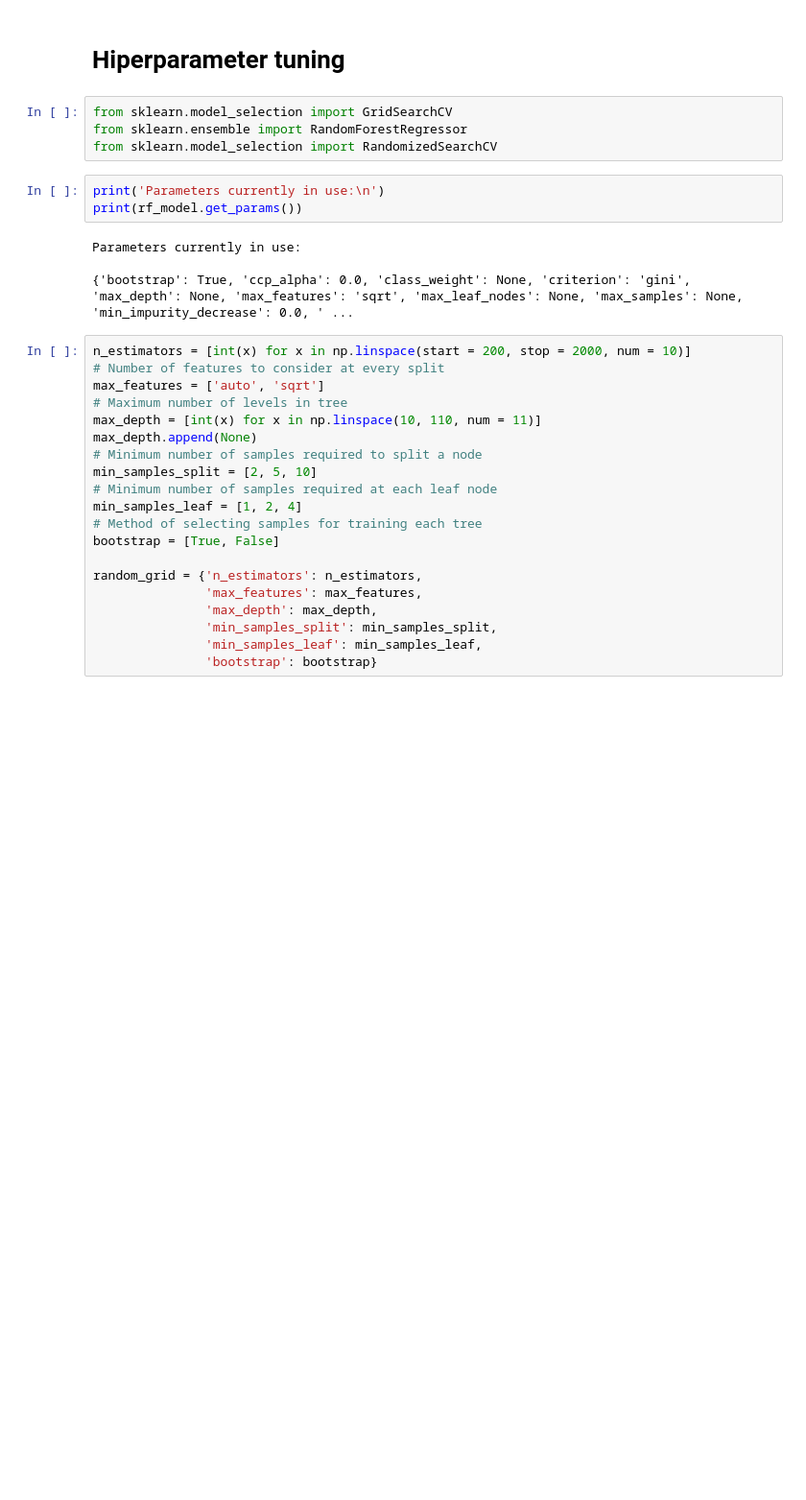
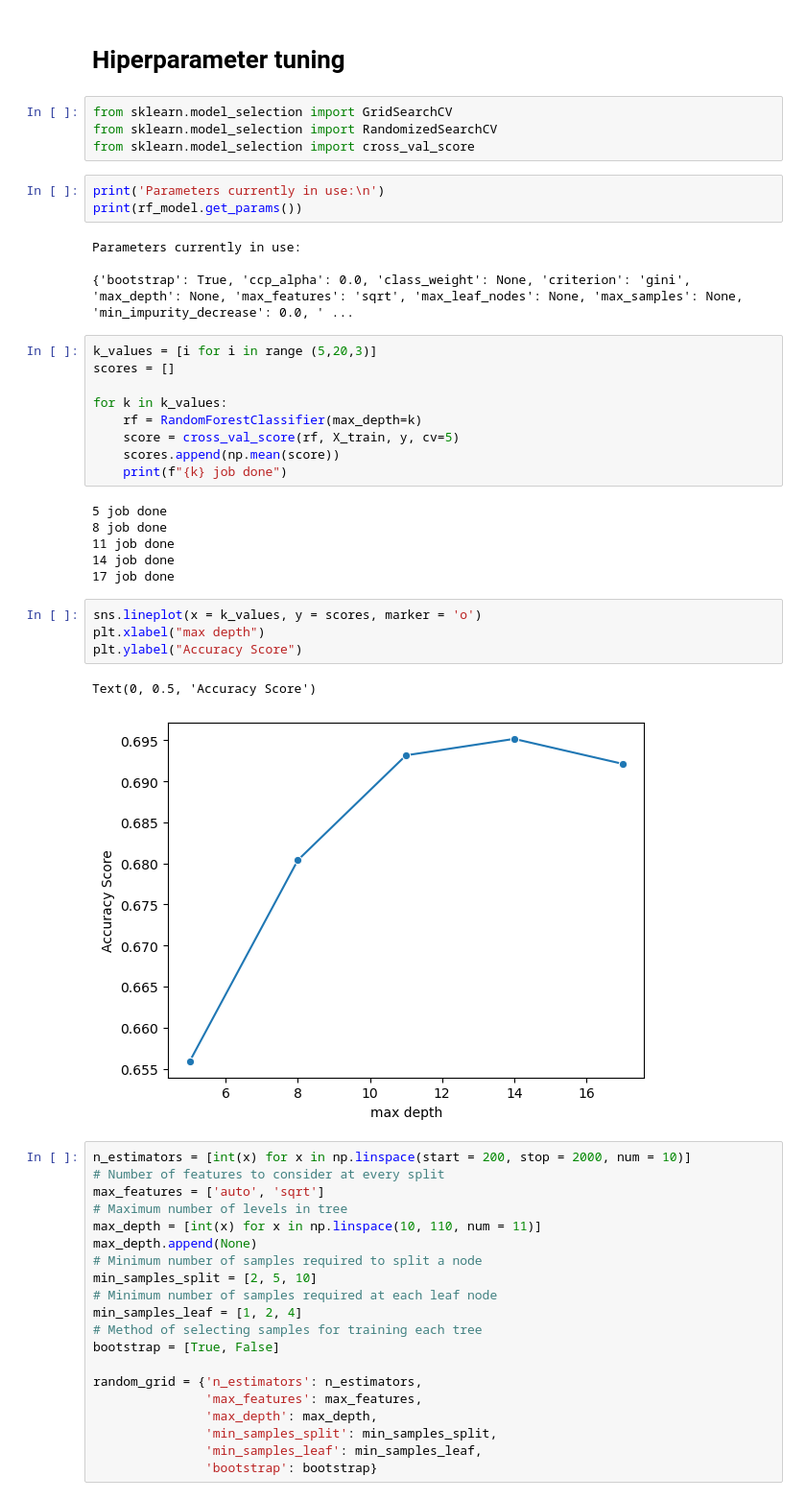
Before and after one commit to AKapich/Credit_Score_Classification, a Jupyter notebook: model/cleaned.ipynb, the cells around one changed output. Shown at 96% size. Saved outputs shown, nothing was run; the diff lists cells and outputs as text; blank space fills up the shorter version.

Commit message:
not really better models

```diff
--- a/model/cleaned.ipynb
+++ b/model/cleaned.ipynb
@@ -730,8 +728,8 @@ te imputacje danych moze byc jakas taka lepsza
 # Hiperparameter tuning
 # %%
 from sklearn.model_selection import GridSearchCV
-from sklearn.ensemble import RandomForestRegressor
 from sklearn.model_selection import RandomizedSearchCV
+from sklearn.model_selection import cross_val_score
 # %%
 print('Parameters currently in use:\n')
 print(rf_model.get_params())
@@ -739,6 +737,28 @@ print(rf_model.get_params())
 Parameters currently in use:
 
 {'bootstrap': True, 'ccp_alpha': 0.0, 'class_weight': None, 'criterion': 'gini', 'max_depth': None, 'max_features': 'sqrt', 'max_leaf_nodes': None, 'max_samples': None, 'min_impurity_decrease': 0.0, ' ...
+# %%
+k_values = [i for i in range (5,20,3)]
+scores = []
+
+for k in k_values:
+    rf = RandomForestClassifier(max_depth=k)
+    score = cross_val_score(rf, X_train, y, cv=5)
+    scores.append(np.mean(score))
+    print(f"{k} job done")
+# %% [output]
+5 job done
+8 job done
+11 job done
+14 job done
+17 job done
+# %%
+sns.lineplot(x = k_values, y = scores, marker = 'o')
+plt.xlabel("max depth")
+plt.ylabel("Accuracy Score")
+# %% [output]
+Text(0, 0.5, 'Accuracy Score')
+[figure, added]
 # %%
 n_estimators = [int(x) for x in np.linspace(start = 200, stop = 2000, num = 10)]
 # Number of features to consider at every split
```
Also changed, not shown: parts of 11 cells of this notebook, 1 other file.
